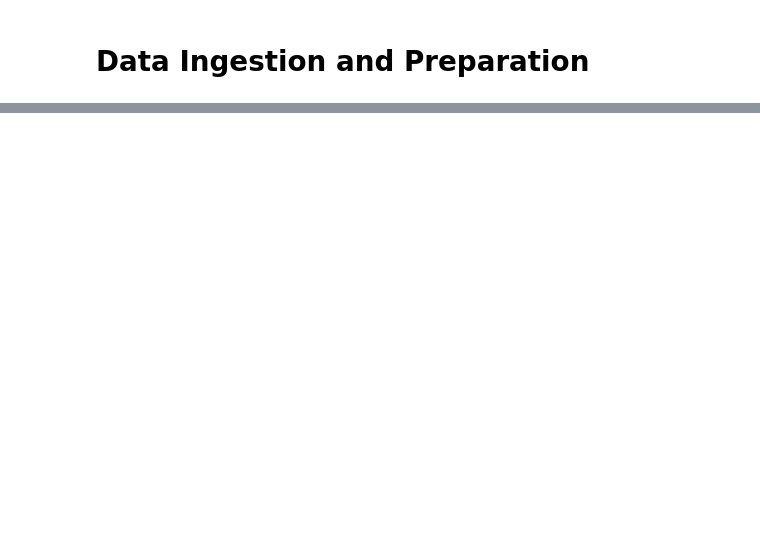
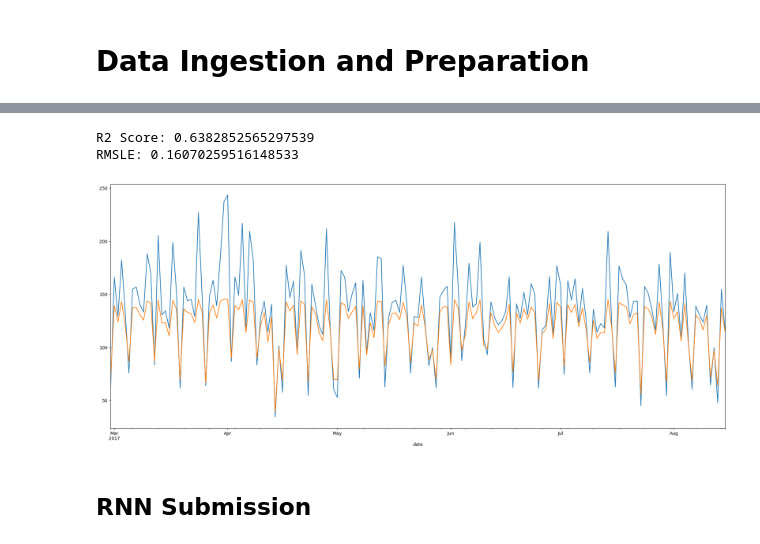
Before and after one commit to Nasibul/e-commerce, a Jupyter notebook: Advanced ARIMA/RNN & LSTM.ipynb, the cells around one changed output, grey strips where cells are left out. Cells and saved outputs as stored; diff of their text form; code cells hidden in the pictures; blank space fills up the shorter version.

Commit message:
RNN &LSTM Submission

```diff
--- a/Advanced ARIMA/RNN & LSTM.ipynb
+++ b/Advanced ARIMA/RNN & LSTM.ipynb
@@ -117,0 +191,8 @@ array([[8., 8., 9., 2., 1., 1., 9., 7., 2., 8., 7., 8., 8., 8., 8., 8.]],
+# %%
+compare('1_DELI')
+# %% [output]
+R2 Score: 0.6382852565297539
+RMSLE: 0.16070259516148533
+[figure, added]
+# %% [markdown]
+## RNN Submission
```
Also changed, not shown: parts of 38 cells of this notebook.
